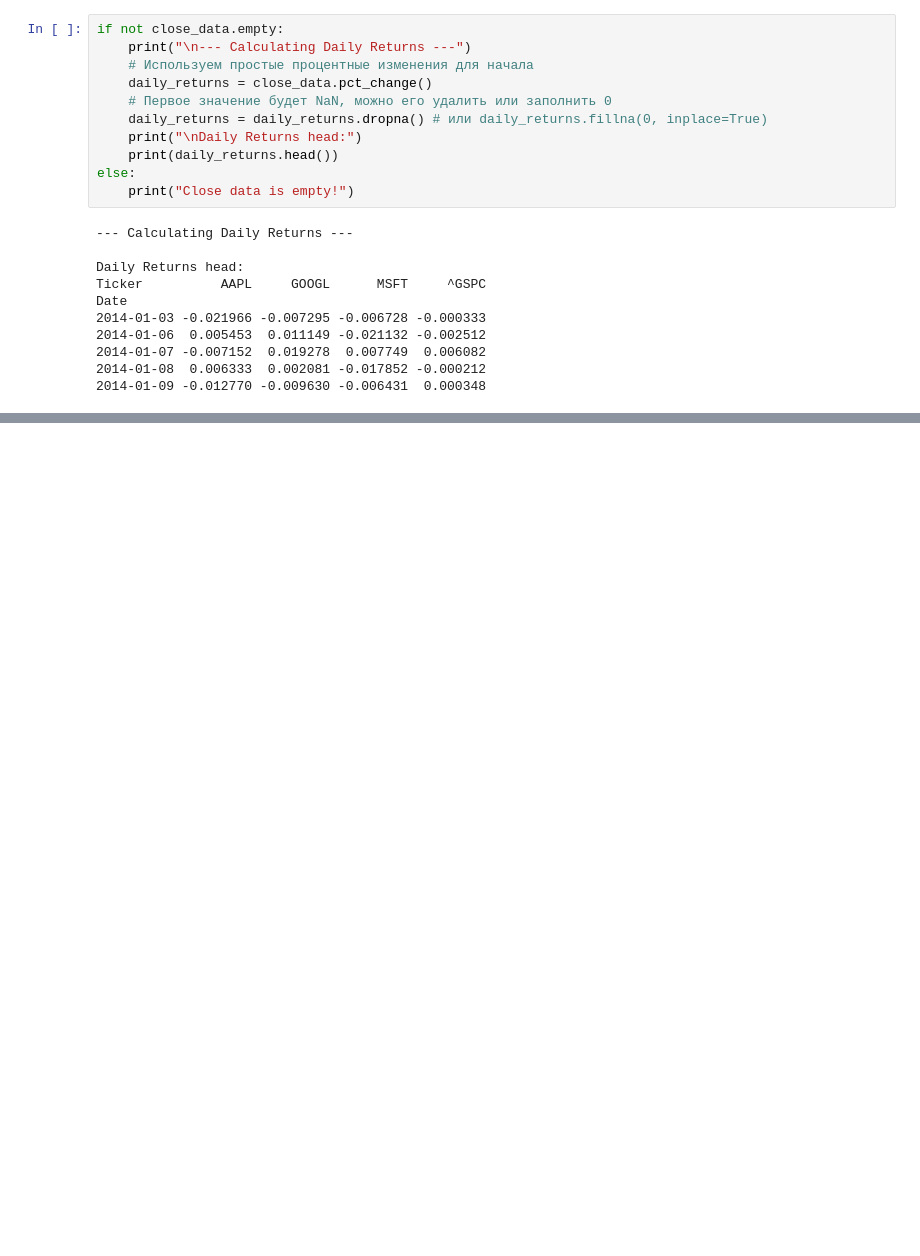
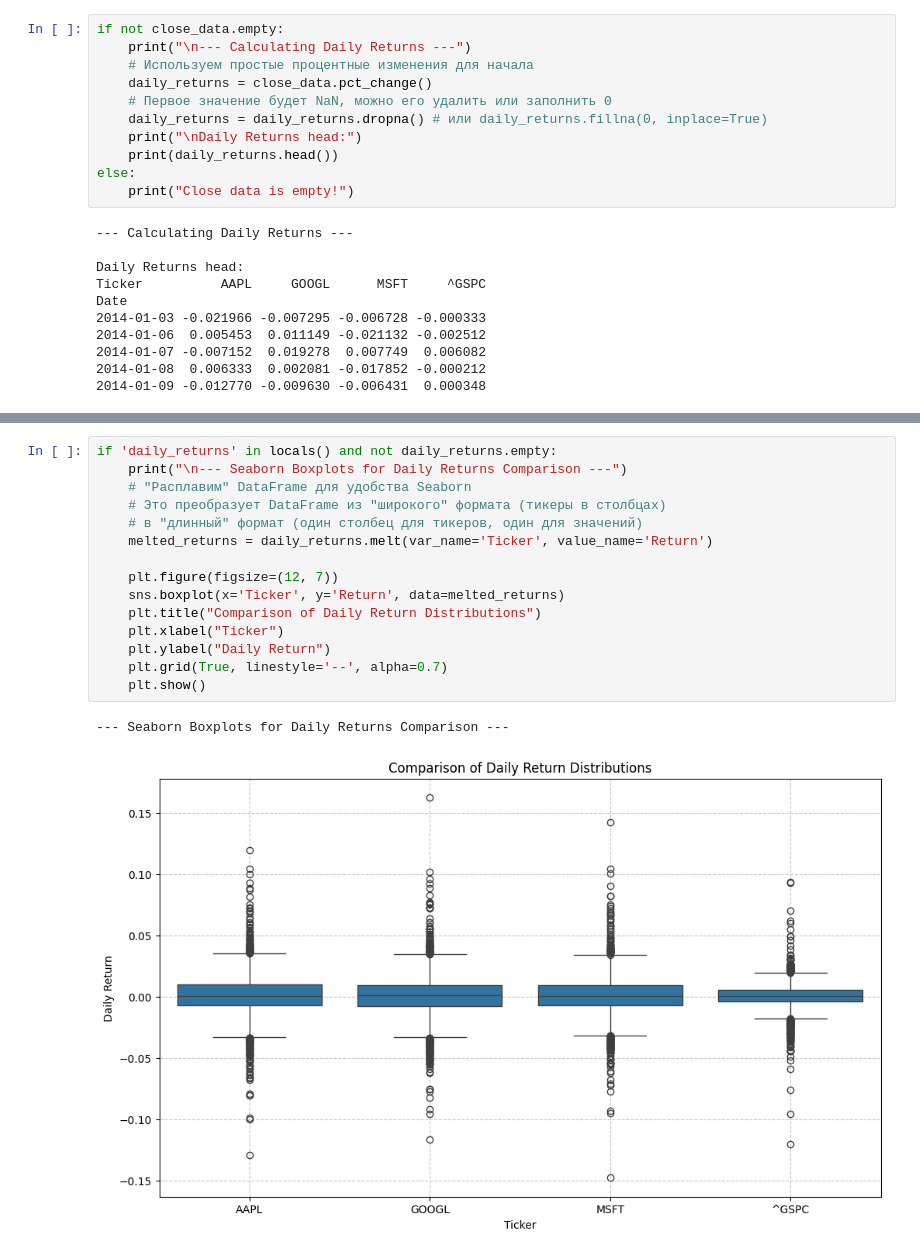
Before and after one commit to GeorgiiSizykh/EDA_of_Tech_Stocks, a Jupyter notebook: Financial_Data_Analysis/data_exploration.ipynb, the cells around one changed output, grey strips where cells are left out. Saved outputs shown, nothing was run; the diff lists cells and outputs as text; blank space fills up the shorter version.

Commit message:
Added statistical analysis and visualisation of the data

```diff
--- a/Financial_Data_Analysis/data_exploration.ipynb
+++ b/Financial_Data_Analysis/data_exploration.ipynb
@@ -146,0 +193,18 @@ if 'daily_returns' in locals() and not daily_returns.empty: # Проверяем
+# %%
+if 'daily_returns' in locals() and not daily_returns.empty:
+    print("\n--- Seaborn Boxplots for Daily Returns Comparison ---")
+    # "Расплавим" DataFrame для удобства Seaborn
+    # Это преобразует DataFrame из "широкого" формата (тикеры в столбцах)
+    # в "длинный" формат (один столбец для тикеров, один для значений)
+    melted_returns = daily_returns.melt(var_name='Ticker', value_name='Return')
+
+    plt.figure(figsize=(12, 7))
+    sns.boxplot(x='Ticker', y='Return', data=melted_returns)
+    plt.title("Comparison of Daily Return Distributions")
+    plt.xlabel("Ticker")
+    plt.ylabel("Daily Return")
+    plt.grid(True, linestyle='--', alpha=0.7)
+    plt.show()
+# %% [output]
+--- Seaborn Boxplots for Daily Returns Comparison ---
+[figure, added]
```
Also changed, not shown: parts of 11 cells of this notebook.
